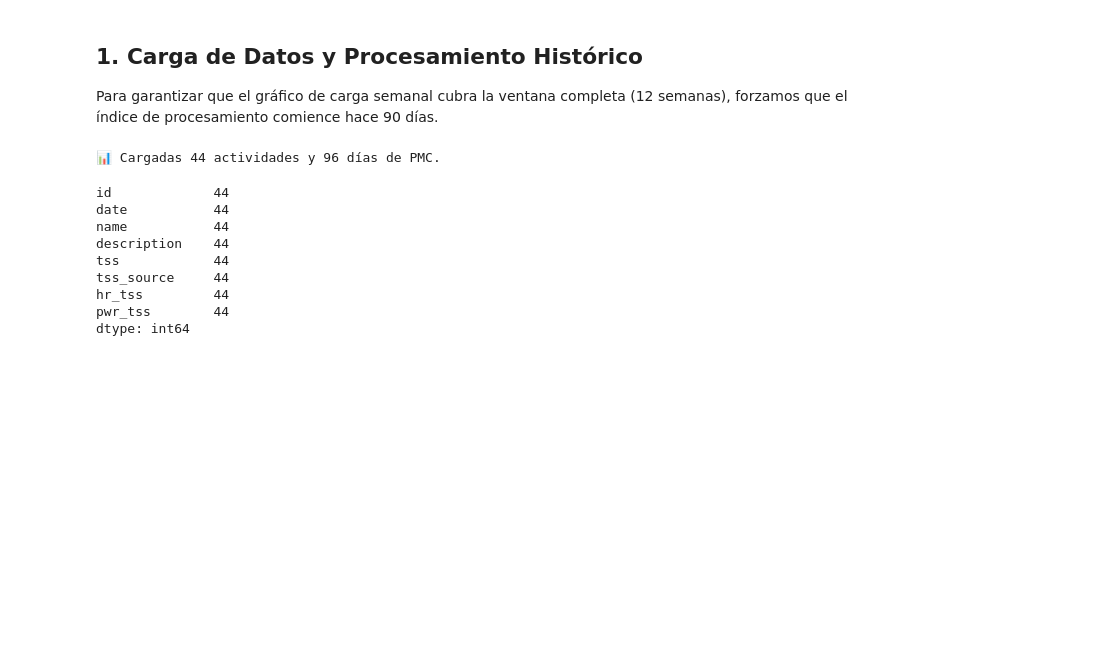
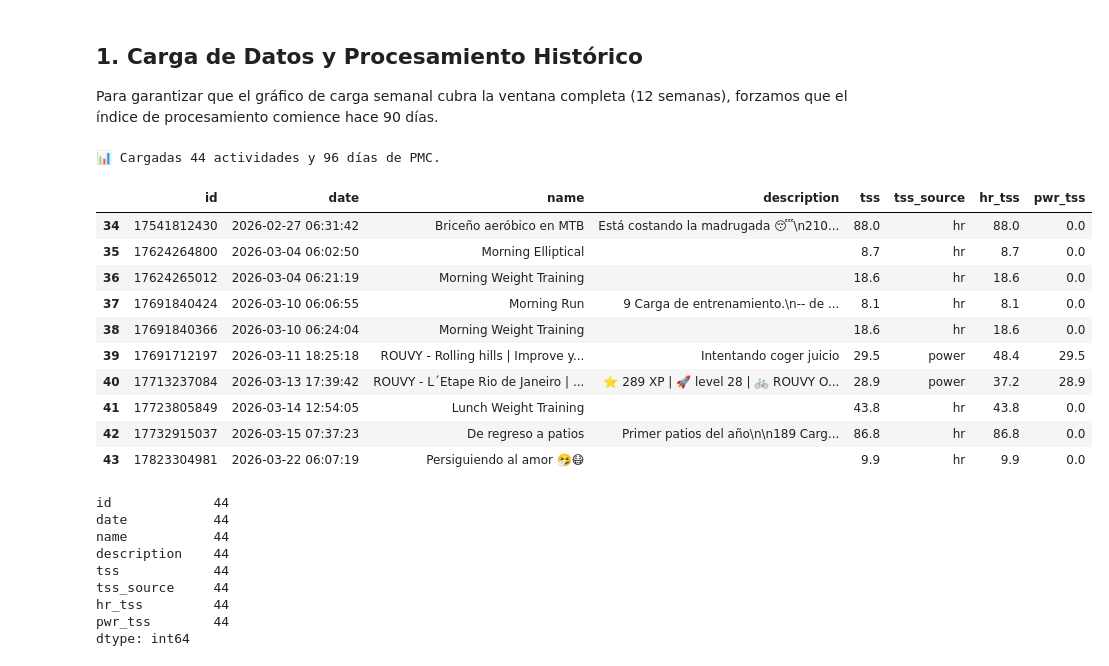
Before and after one commit to HarryVargas96/performance-metrics-engine, a Jupyter notebook: notebooks/2_fitness_exploration.ipynb, the cells around one changed output. Saved outputs shown, nothing was run; the diff lists cells and outputs as text; code cells hidden in the pictures; blank space fills up the shorter version.

```diff
--- a/notebooks/2_fitness_exploration.ipynb
+++ b/notebooks/2_fitness_exploration.ipynb
@@ -61,6 +61,20 @@ if not df_raw.empty:
     print(f"📊 Cargadas {len(df_raw)} actividades y {len(df_pmc)} días de PMC.")
 # %% [output]
 📊 Cargadas 44 actividades y 96 días de PMC.
+# %%
+df_raw.tail(10)
+# %% [output]
+|  | id | date | name | description | tss | tss_source | hr_tss | pwr_tss |
+| 34 | 17541812430 | 2026-02-27 06:31:42 | Briceño aeróbico en MTB | Está costando la madrugada 😴\n210... | 88.0 | hr | 88.0 | 0.0 |
+| 35 | 17624264800 | 2026-03-04 06:02:50 | Morning Elliptical |  | 8.7 | hr | 8.7 | 0.0 |
+| 36 | 17624265012 | 2026-03-04 06:21:19 | Morning Weight Training |  | 18.6 | hr | 18.6 | 0.0 |
+| 37 | 17691840424 | 2026-03-10 06:06:55 | Morning Run | 9 Carga de entrenamiento.\n-- de ... | 8.1 | hr | 8.1 | 0.0 |
+| 38 | 17691840366 | 2026-03-10 06:24:04 | Morning Weight Training |  | 18.6 | hr | 18.6 | 0.0 |
+| 39 | 17691712197 | 2026-03-11 18:25:18 | ROUVY - Rolling hills | Improve y... | Intentando coger juicio | 29.5 | power | 48.4 | 29.5 |
+| 40 | 17713237084 | 2026-03-13 17:39:42 | ROUVY - L´Etape Rio de Janeiro | ... | ⭐ 289 XP | 🚀 level 28 | 🚲 ROUVY O... | 28.9 | power | 37.2 | 28.9 |
+| 41 | 17723805849 | 2026-03-14 12:54:05 | Lunch Weight Training |  | 43.8 | hr | 43.8 | 0.0 |
+| 42 | 17732915037 | 2026-03-15 07:37:23 | De regreso a patios | Primer patios del año\n\n189 Carg... | 86.8 | hr | 86.8 | 0.0 |
+| 43 | 17823304981 | 2026-03-22 06:07:19 | Persiguiendo al amor 🤧😷 |  | 9.9 | hr | 9.9 | 0.0 |
 # %%
 df_raw[df_raw["tss"]>0].count()
 # %% [output]
```
